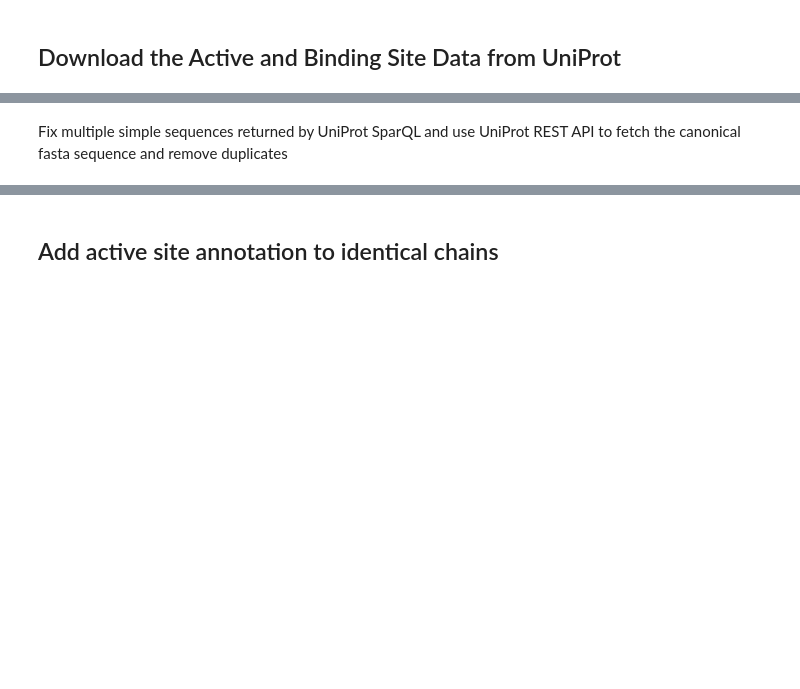
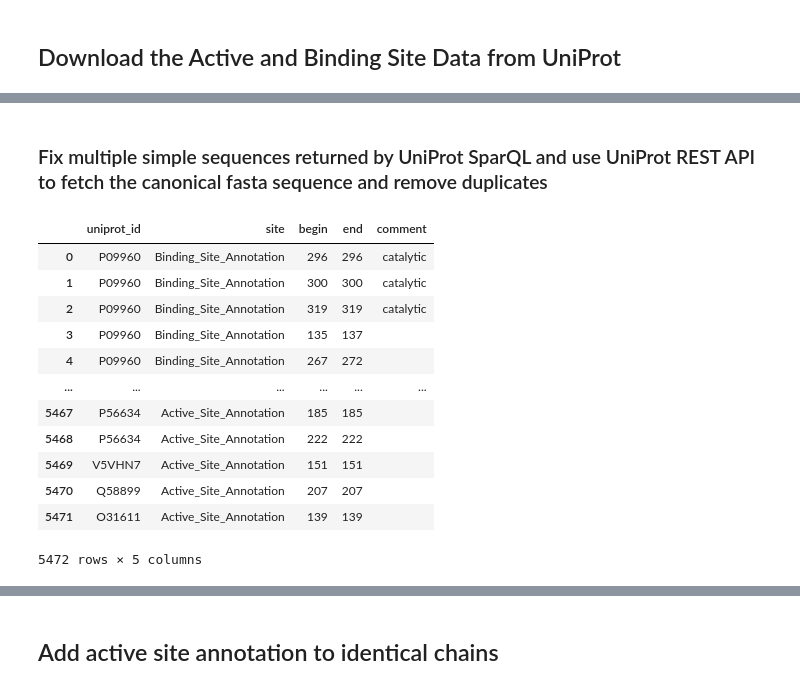
Before and after one commit to littlelittlemonster/allobench, a Jupyter notebook: AlloBench.ipynb, the cells around one changed output, grey strips where cells are left out. Saved outputs shown, nothing was run; the diff lists cells and outputs as text; code cells hidden in the pictures; blank space fills up the shorter version.

```diff
--- a/AlloBench.ipynb
+++ b/AlloBench.ipynb
@@ -113,0 +115,3 @@ Number of Unique UniProt AC: 701
+# %%
+df_asd = asd_to_df(asd_xml_archive)
+# df_asd = pd.read_table(asd_data_file)
@@ -487,0 +470,9 @@ print('Number of Unique UniProt AC:', df_csa_in_asd_grouped['UniProt_AC'].nuniqu
+# %%
+df_uniprot = uniprot_protein_name(list(df_asd_pdb_merged['UniProt ID'].unique()))
+df_asd_enriched = df_asd_pdb_merged.merge(df_uniprot)
+
+print('Number of Rows:             ', df_asd_enriched.shape[0])
+print('Number of Unique PDB IDs:   ', df_asd_enriched['PDB ID'].nunique())
+print('Number of Unique UniProt AC:', df_asd_enriched['UniProt ID'].nunique())
+
+df_asd_updated.to_csv(asd_enriched_filename, index=False)
@@ -489,7 +484,7 @@ print('Number of Unique UniProt AC:', df_csa_in_asd_grouped['UniProt_AC'].nuniqu
 ## Download the Active and Binding Site Data from UniProt
 # %%
 import itertools
-import tqdm
+from tqdm import tqdm
 import SPARQLWrapper # import JSON, SPARQLWrapper
 
 import sys
@@ -511,7 +506,7 @@ def get_uniprot_site_annotations(uniprot_ids):
     sparql = SPARQLWrapper.SPARQLWrapper("https://sparql.uniprot.org/sparql")
 
     output = []
-    for uniprot_subset in tqdm.tqdm(itertools.batched(uniprot_ids, 200)):
+    for uniprot_subset in tqdm(itertools.batched(uniprot_ids, 200)):
         uniprot_string = ' '.join([f'uniprotkb:{id}' for id in uniprot_subset])
 
         # Define the query
@@ -560,7 +555,7 @@ def get_uniprot_sequence(uniprot_ids):
     sparql = SPARQLWrapper.SPARQLWrapper("https://sparql.uniprot.org/sparql")
 
     output = []
-    for uniprot_subset in tqdm.tqdm(itertools.batched(uniprot_ids, 200)):
+    for uniprot_subset in tqdm(itertools.batched(uniprot_ids, 200)):
         uniprot_string = ' '.join([f'uniprotkb:{id}' for id in uniprot_subset])
 
         # Define the query
@@ -597,0 +588,24 @@ df_uniprot_sequences = get_uniprot_sequence(uniprot_ids)
+# %%
+def get_chain_uniprot(array):
+    output = set()
+    if isinstance(array, str):
+        array = eval(array)
+    for chain in array:
+        for uniprot_id in chain[1]:
+            output.add(uniprot_id)
+    return sorted(output)
+
+df_asd_enriched['_uniprot_in_pdb'] = df_asd_enriched['Map PDB Chain to UniProt'].apply(get_chain_uniprot)
+
+uniprot_ids = {uniprot_id for uniprot_id_list in df_asd_enriched['_uniprot_in_pdb'].drop_duplicates() for uniprot_id in uniprot_id_list}
+
+df_uniprot_site_annotations = get_uniprot_site_annotations(uniprot_ids)
+df_uniprot_site_annotations.fillna('', inplace=True)
+
+df_uniprot_sequences = get_uniprot_sequence(uniprot_ids)
+
+print('\nNumber of Unique UniProt AC:', df_uniprot_site_annotations['uniprot_id'].nunique())
+print('Number of unique UniProt IDs with allosteric site annotation',
+      df_uniprot_site_annotations.loc[df_uniprot_site_annotations['comment'].str.contains('alloster'), 'uniprot_id'].nunique())
+
+df_uniprot_site_annotations[df_uniprot_site_annotations['comment'].str.contains('alloster')].value_counts('comment')
@@ -598,2 +626,2 @@ df_uniprot_sequences = get_uniprot_sequence(uniprot_ids)
 # %% [markdown]
-Fix multiple simple sequences returned by UniProt SparQL and use UniProt REST API to fetch the canonical fasta sequence and remove duplicates
+### Fix multiple simple sequences returned by UniProt SparQL and use UniProt REST API to fetch the canonical fasta sequence and remove duplicates
@@ -608,0 +628,16 @@ matplotlib_venn.venn2([set(df_csa_in_asd_grouped['UniProt_AC']),
+# %%
+df_uniprot_site_annotations
+# %% [output]
+|  | uniprot_id | site | begin | end | comment |
+| 0 | P09960 | Binding_Site_Annotation | 296 | 296 | catalytic |
+| 1 | P09960 | Binding_Site_Annotation | 300 | 300 | catalytic |
+| 2 | P09960 | Binding_Site_Annotation | 319 | 319 | catalytic |
+| 3 | P09960 | Binding_Site_Annotation | 135 | 137 |  |
+| 4 | P09960 | Binding_Site_Annotation | 267 | 272 |  |
+| ... | ... | ... | ... | ... | ... |
+| 5467 | P56634 | Active_Site_Annotation | 185 | 185 |  |
+| 5468 | P56634 | Active_Site_Annotation | 222 | 222 |  |
+| 5469 | V5VHN7 | Active_Site_Annotation | 151 | 151 |  |
+| 5470 | Q58899 | Active_Site_Annotation | 207 | 207 |  |
+| 5471 | O31611 | Active_Site_Annotation | 139 | 139 |  |
+5472 rows × 5 columns
```
Also changed, not shown: parts of 91 cells of this notebook, 2 other files.
